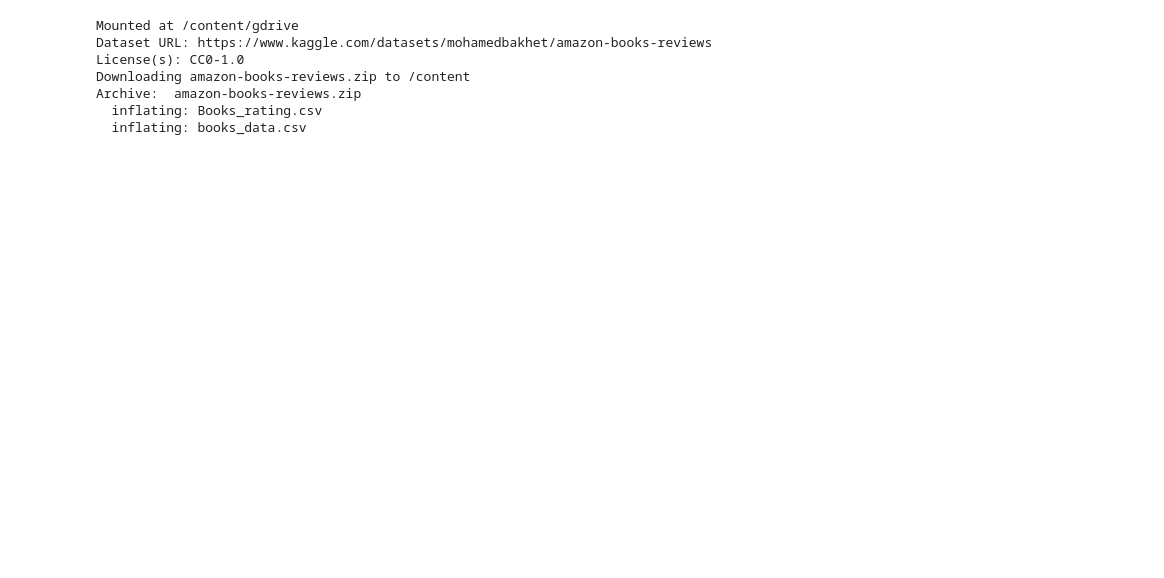
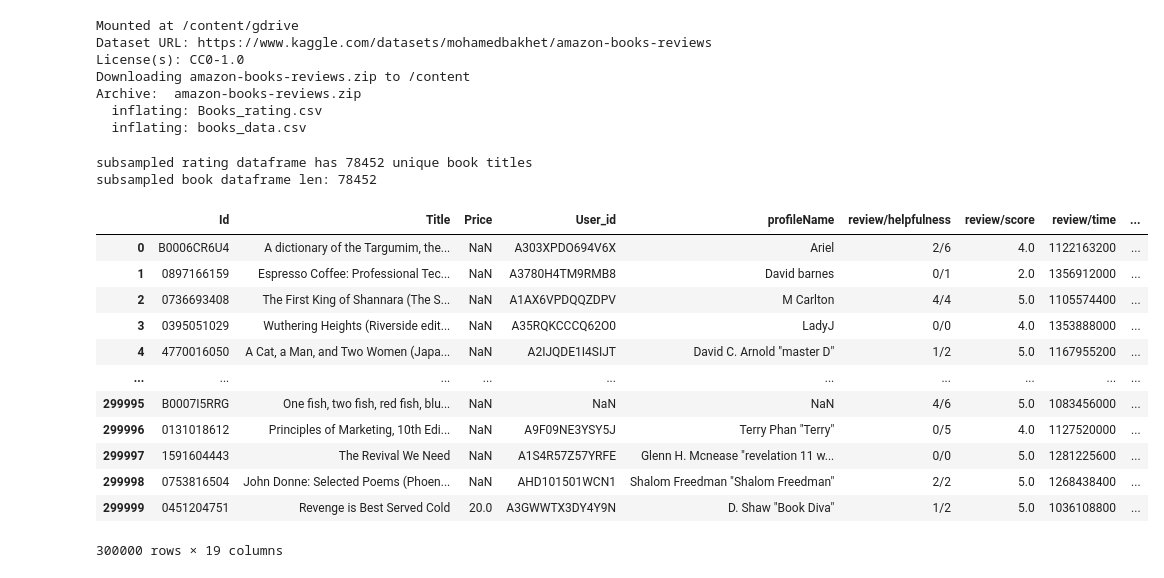
Before and after one commit to EmanueleGiavardi/AMD_project, a Jupyter notebook: src/amd.ipynb, the cells around one changed output. Saved outputs shown, nothing was run; the diff lists cells and outputs as text; code cells hidden in the pictures; blank space fills up the shorter version.

Commit message:
dataset subsampling

```diff
--- a/src/amd.ipynb
+++ b/src/amd.ipynb
@@ -31,3 +32,41 @@ Archive:  amazon-books-reviews.zip
 # %%
 books_rating_df = pd.read_csv("Books_rating.csv", sep=",")
 books_data_df = pd.read_csv("books_data.csv", sep=",")
+# %%
+# subsampling
+
+random_state = 42
+# randomly sample the sampling_frac*100% of the original rating dataset
+sampling_frac = 0.1
+
+books_rating_df_sub = books_rating_df.sample(frac=sampling_frac, random_state=random_state).reset_index(drop=True)
+# %%
+unique_book_titles = Counter(books_rating_df_sub['Title']).keys()
+print(f"subsampled rating dataframe has {len(unique_book_titles)} unique book titles")
+
+# keeping data only for books in subsampled rating dataframe
+books_data_df_sub = books_data_df[books_data_df['Title'].isin(unique_book_titles)]
+print(f"subsampled book dataframe len: {len(books_data_df_sub)}")
+# %% [output]
+subsampled rating dataframe has 78452 unique book titles
+subsampled book dataframe len: 78452
+# %%
+# maybe performing the merge is not the optimal thing, due to data replication. I could simply access the data I need using 'Title' as index
+# this depends on the actual task to perform
+
+joint_books_df = pd.merge(books_rating_df_sub, books_data_df, left_on='Title', right_on='Title', how='left')
+joint_books_df
+# %% [output]
+|  | Id | Title | Price | User_id | profileName | review/helpfulness | review/score | review/time | ... |
+| 0 | B0006CR6U4 | A dictionary of the Targumim, the... | NaN | A303XPDO694V6X | Ariel | 2/6 | 4.0 | 1122163200 | ... |
+| 1 | 0897166159 | Espresso Coffee: Professional Tec... | NaN | A3780H4TM9RMB8 | David barnes | 0/1 | 2.0 | 1356912000 | ... |
+| 2 | 0736693408 | The First King of Shannara (The S... | NaN | A1AX6VPDQQZDPV | M Carlton | 4/4 | 5.0 | 1105574400 | ... |
+| 3 | 0395051029 | Wuthering Heights (Riverside edit... | NaN | A35RQKCCCQ62O0 | LadyJ | 0/0 | 4.0 | 1353888000 | ... |
+| 4 | 4770016050 | A Cat, a Man, and Two Women (Japa... | NaN | A2IJQDE1I4SIJT | David C. Arnold "master D" | 1/2 | 5.0 | 1167955200 | ... |
+| ... | ... | ... | ... | ... | ... | ... | ... | ... | ... |
+| 299995 | B0007I5RRG | One fish, two fish, red fish, blu... | NaN | NaN | NaN | 4/6 | 5.0 | 1083456000 | ... |
+| 299996 | 0131018612 | Principles of Marketing, 10th Edi... | NaN | A9F09NE3YSY5J | Terry Phan "Terry" | 0/5 | 4.0 | 1127520000 | ... |
+| 299997 | 1591604443 | The Revival We Need | NaN | A1S4R57Z57YRFE | Glenn H. Mcnease "revelation 11 w... | 0/0 | 5.0 | 1281225600 | ... |
+| 299998 | 0753816504 | John Donne: Selected Poems (Phoen... | NaN | AHD101501WCN1 | Shalom Freedman "Shalom Freedman" | 2/2 | 5.0 | 1268438400 | ... |
+| 299999 | 0451204751 | Revenge is Best Served Cold | 20.0 | A3GWWTX3DY4Y9N | D. Shaw "Book Diva" | 1/2 | 5.0 | 1036108800 | ... |
+300000 rows × 19 columns
```
Also changed, not shown: parts of 2 cells of this notebook.
